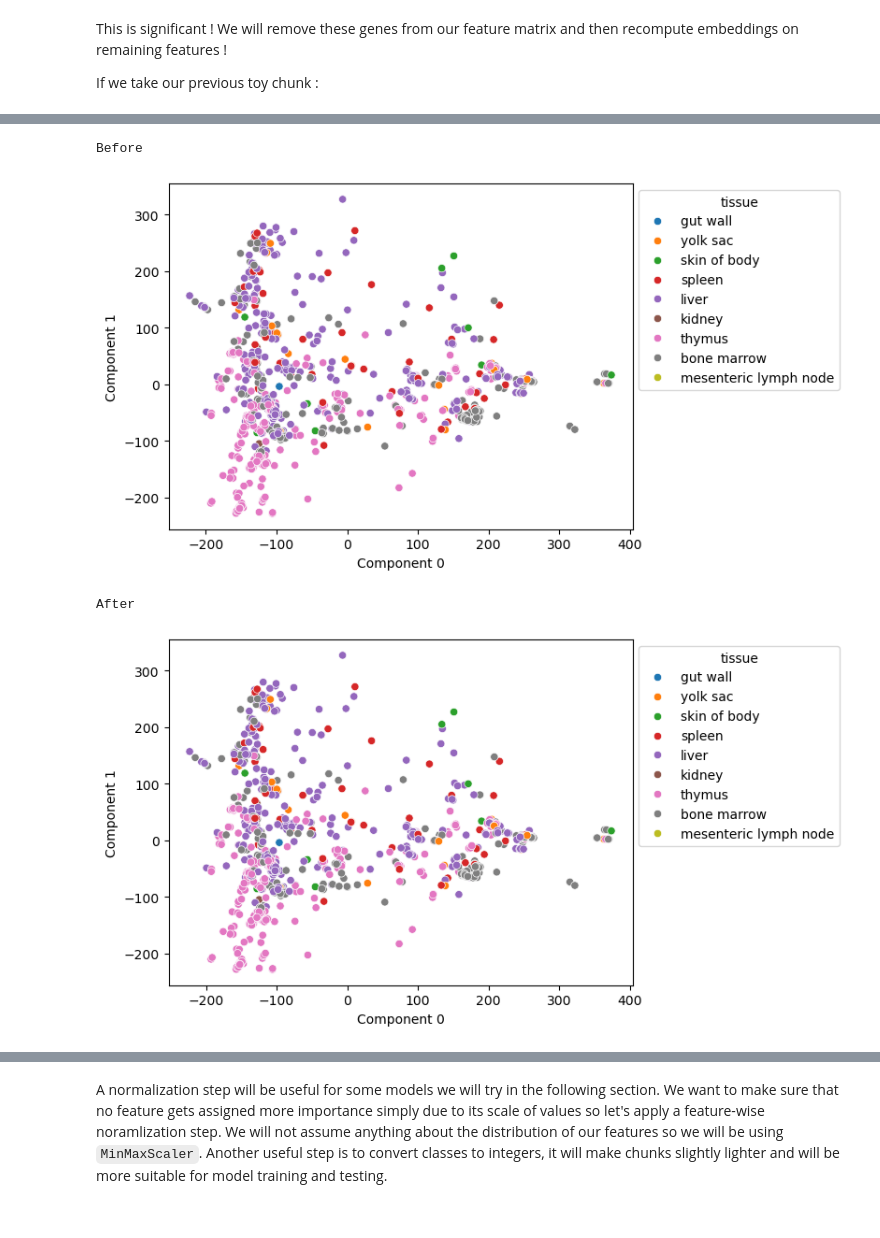
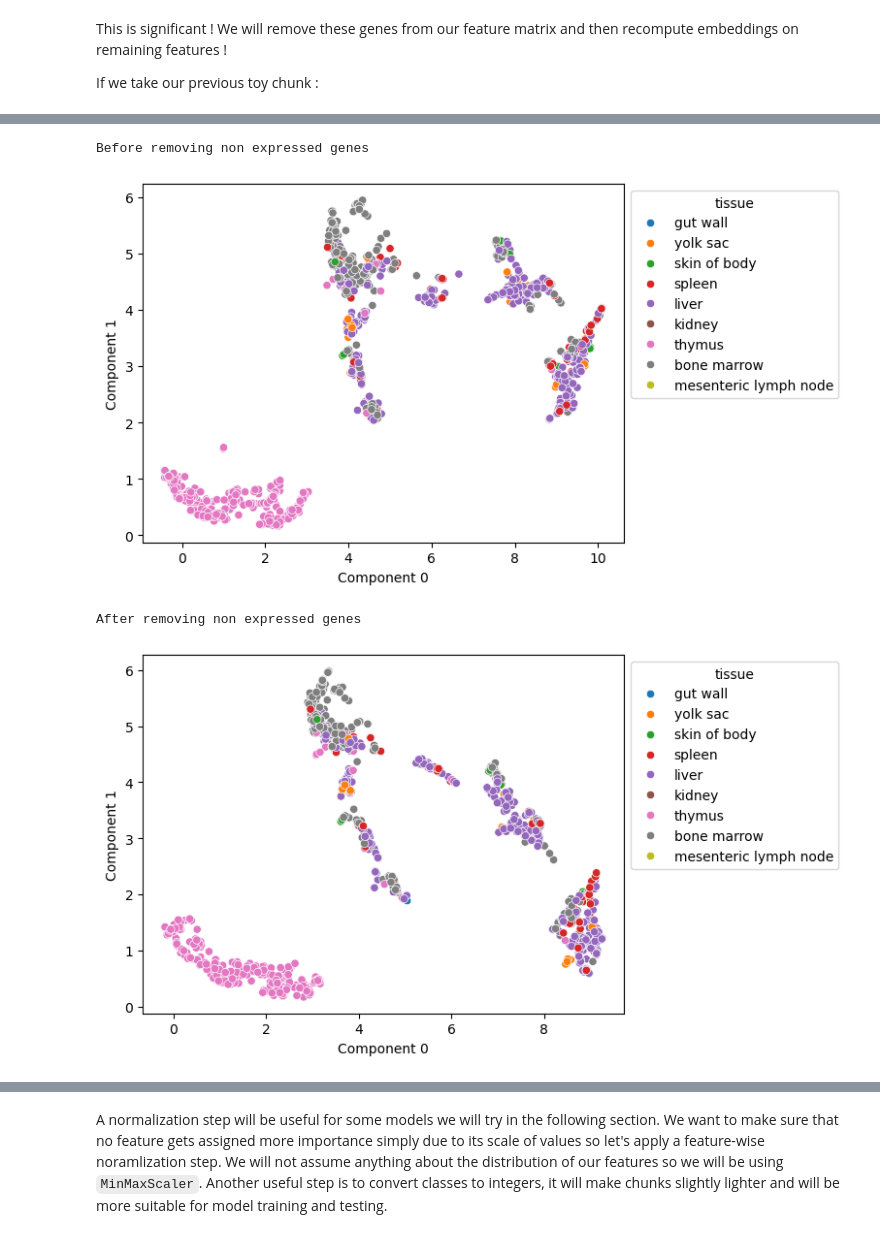
Before and after one commit to raphaelrubrice/Machine_Learning_Assignment, a Jupyter notebook: Origine_LymphocyteB.ipynb, the cells around one changed output, grey strips where cells are left out. Saved outputs shown, nothing was run; the diff lists cells and outputs as text; code cells hidden in the pictures.

```diff
--- a/Origine_LymphocyteB.ipynb
+++ b/Origine_LymphocyteB.ipynb
@@ -210,0 +249,8 @@ plot_data(umap_df)
+# %%
+umap_ = UMAP(random_state=seed,
+             metric='correlation', # Recommended for high-dimensions
+             n_neighbors=5, # because we want a fine-grained representation
+             min_dist=0.01,
+             n_components=10) # UMAP scales well to more than 2- dimensions, using more should help to have better representation of the data
+
+umap_df = get_embeddings(pca_df, umap_)
@@ -280,7 +330,11 @@ for i,id_list in enumerate(sets['train']):
 percentage = 0.05
 min_obs = np.ceil(0.05*np.min(classes_counts))
 # List of "never" expressed genes in training set
-never_expressed = [col for i,col in enumerate(features) if S[i] < min_obs]
+never_expressed = [col for i,col in enumerate(features) if S[i] <= min_obs]
 
-print(f'\nThere are {len(never_expressed)} genes which are almost never expressed.')
+print('\nOver the whole training set, here is the cardinality for each class :')
+print(classes_counts)
+print(f'\nThus the actual minimum of observations is {np.min(classes_counts)}.')
+print(f'`nWe will use 5% of that value for thresholding : {min_obs}.')
+print(f'\nThere are {len(never_expressed)} genes which are either never expressed or which are expressed at most only {min_obs} times.')
 # %% [output]
@@ -297,6 +367,6 @@ def get_clean_chunk(ad_object, ids, keep=only_expressed):
 # %%
 new_df = df[only_expressed]
 # PCA
-pca = PCA(n_components=2)
+pca = PCA()
 pca_new_df = get_embeddings(new_df, pca)
 # %%
@@ -316,10 +382,20 @@ iso_new_df = get_embeddings(new_df, isomap)
+# %%
+# UMAP
+N_umap = 10
+umap_ = UMAP(random_state=seed,
+             metric='correlation', # Recommended for high-dimensions
+             n_neighbors=5, # because we want a fine-grained representation
+             min_dist=0.01,
+             n_components=N_umap) # UMAP scales well to more than 2- dimensions, using more should help to have better representation of the data
+
+umap_new_df = get_embeddings(pca_new_df, umap_)
 # %%
-print('\nBefore')
-plot_data(iso_df)
-print('\nAfter')
-plot_data(iso_new_df)
+print('\nBefore removing non expressed genes')
+plot_data(umap_df)
+print('\nAfter removing non expressed genes')
+plot_data(umap_new_df)
 # %% [output]
-Before
+Before removing non expressed genes
-[figure, old version]
+[figure, new version]
-After
+After removing non expressed genes
-[figure, old version]
+[figure, new version]
```
Also changed, not shown: parts of 75 cells of this notebook, 1 other file.
